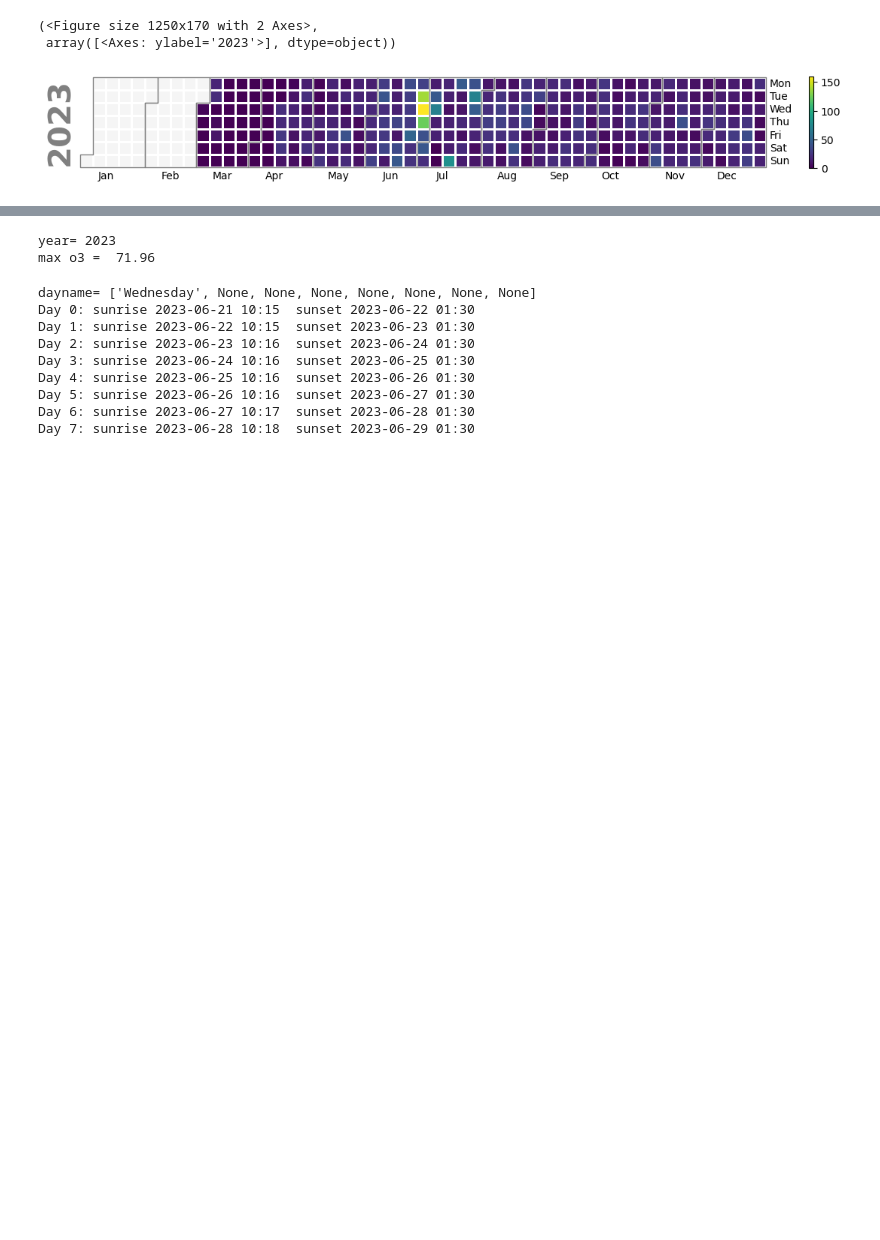
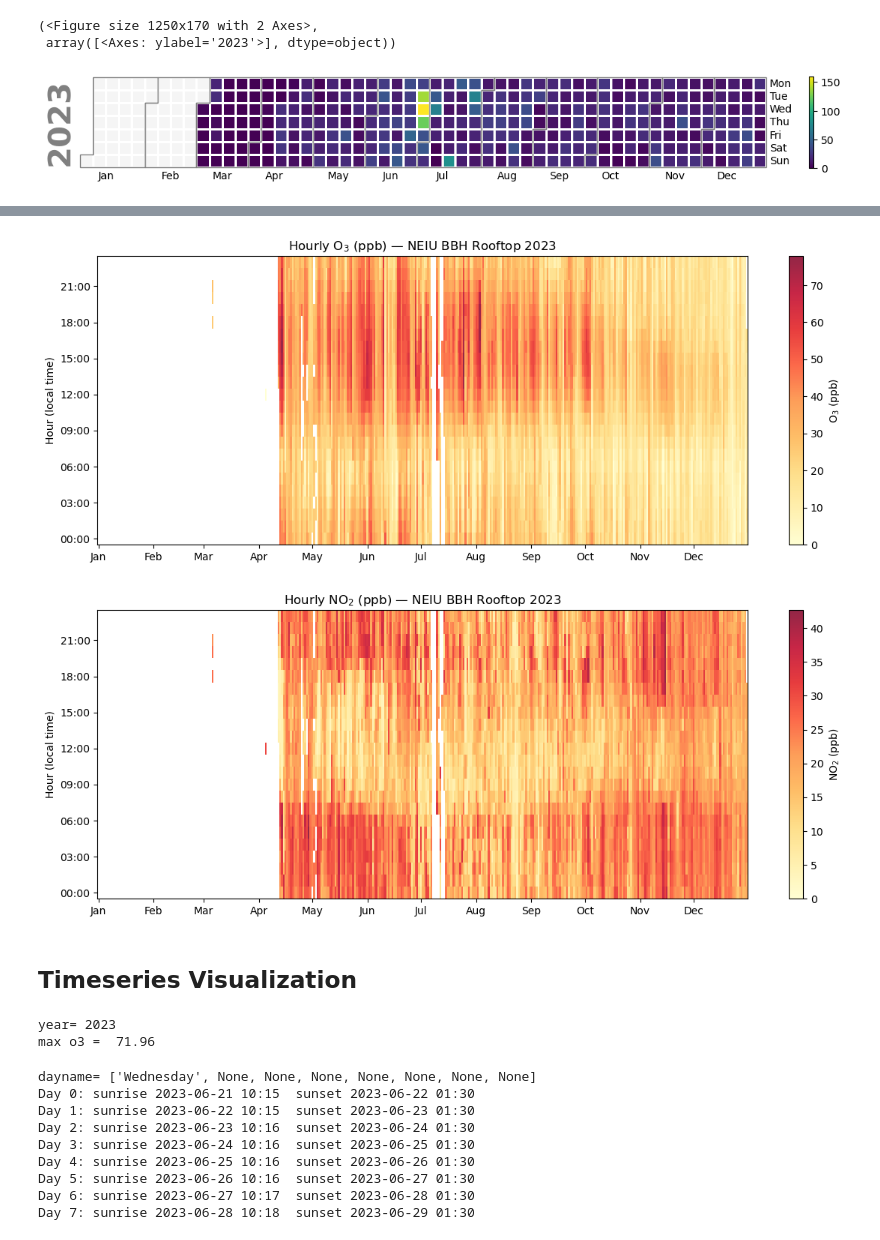
Before and after one commit to gregorywanderson/air_quality, a Jupyter notebook: modulair_examples.ipynb, the cells around one changed output, grey strips where cells are left out. Saved outputs shown, nothing was run; the diff lists cells and outputs as text; code cells hidden in the pictures; blank space fills up the shorter version.

```diff
--- a/modulair_examples.ipynb
+++ b/modulair_examples.ipynb
@@ -140,3 +244,40 @@ calplot.calplot(daily_2023['pm25'].tz_localize(None))
+# %%
+year = 2023
+hourly = hourly_2023.copy()
+
+# Convert UTC index to Chicago local time for correct diurnal display
+hourly.index = hourly.index.tz_convert('America/Chicago')
+
+# Reset index so the datetime becomes a column plot_time_heatmap can use
+hourly_reset = hourly.reset_index()
+hourly_reset = hourly_reset.rename(columns={'timestamp': 'timestamp_local'})
+
+plot_time_heatmap(
+    data=hourly_reset,
+    datetime_col='timestamp_local',
+    value_col='o3',
+    title=f'Hourly O$_3$ (ppb) — NEIU BBH Rooftop {year}',
+    colorbar_label='O$_3$ (ppb)',
+    cmap='YlOrRd',
+    vmin=0,
+)
+plt.show()
+
+plot_time_heatmap(
+    data=hourly_reset,
+    datetime_col='timestamp_local',
+    value_col='no2',
+    title=f'Hourly NO$_2$ (ppb) — NEIU BBH Rooftop {year}',
+    colorbar_label='NO$_2$ (ppb)',
+    cmap='YlOrRd',
+    vmin=0,
+)
+plt.show()
+# %% [output]
+[figure, added]
+[figure, added]
+# %% [markdown]
+## Timeseries Visualization
 # %%
 # setup start time, time intervals, and end times
 
```
Also changed, not shown: parts of 18 cells of this notebook.
